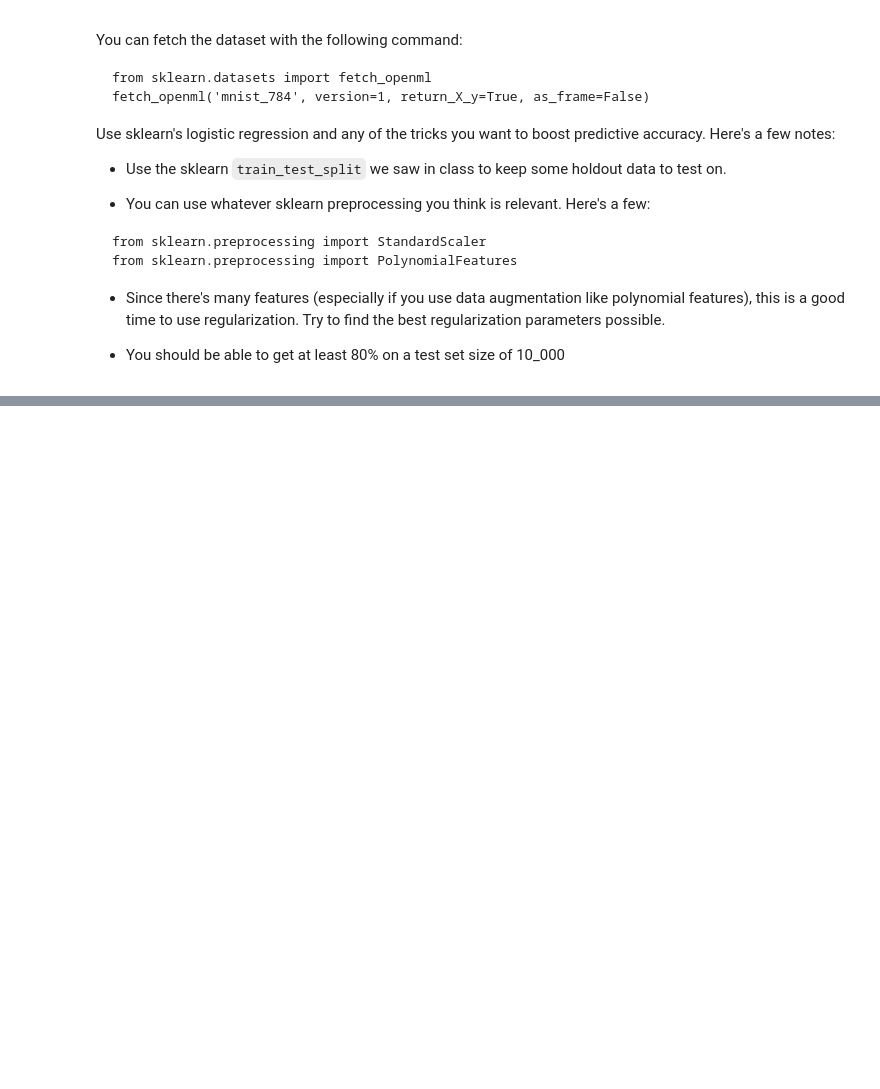
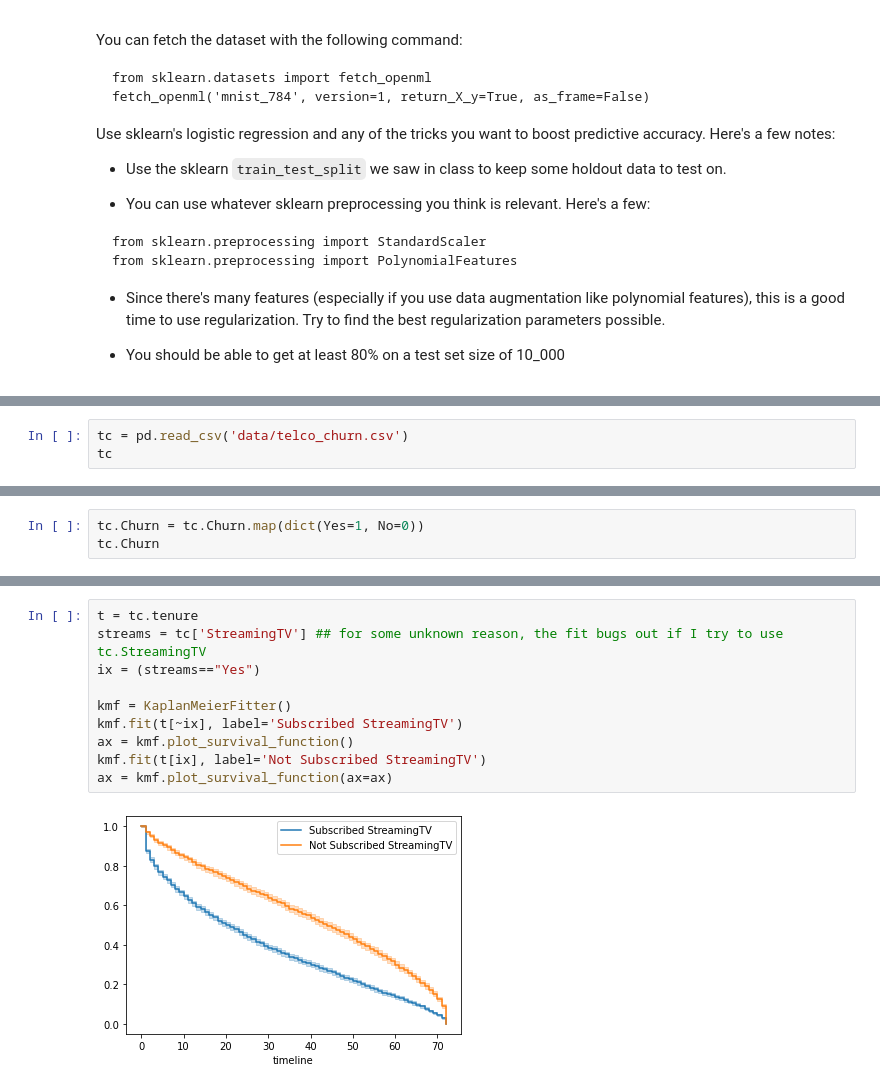
Before and after one commit to cb-ds-1/3-7-glm, a Jupyter notebook: workshop.ipynb, the cells around one changed output, grey strips where cells are left out. Cells and saved outputs as stored; diff of their text form; blank space fills up the shorter version.

```diff
--- a/workshop.ipynb
+++ b/workshop.ipynb
@@ -93,3 +289,6 @@ The `Tenure` column is how long the customer lasted. Make the survival curve for
 **5.2 Survival Regression**
 
 Use either lifelines or statsmodels to implement a survival regression model predicting tenure. Don't forget to use the churn column as the event column.
+# %%
+tc = pd.read_csv('data/telco_churn.csv')
+tc
@@ -95,0 +348,3 @@ Use either lifelines or statsmodels to implement a survival regression model pre
+# %%
+tc.Churn = tc.Churn.map(dict(Yes=1, No=0))
+tc.Churn
@@ -95,0 +379,12 @@ Use either lifelines or statsmodels to implement a survival regression model pre
+# %%
+t = tc.tenure
+streams = tc['StreamingTV'] ## for some unknown reason, the fit bugs out if I try to use tc.StreamingTV
+ix = (streams=="Yes")
+
+kmf = KaplanMeierFitter()
+kmf.fit(t[~ix], label='Subscribed StreamingTV')
+ax = kmf.plot_survival_function()
+kmf.fit(t[ix], label='Not Subscribed StreamingTV')
+ax = kmf.plot_survival_function(ax=ax)
+# %% [output]
+[figure, added]
```
Also changed, not shown: parts of 20 cells of this notebook.
